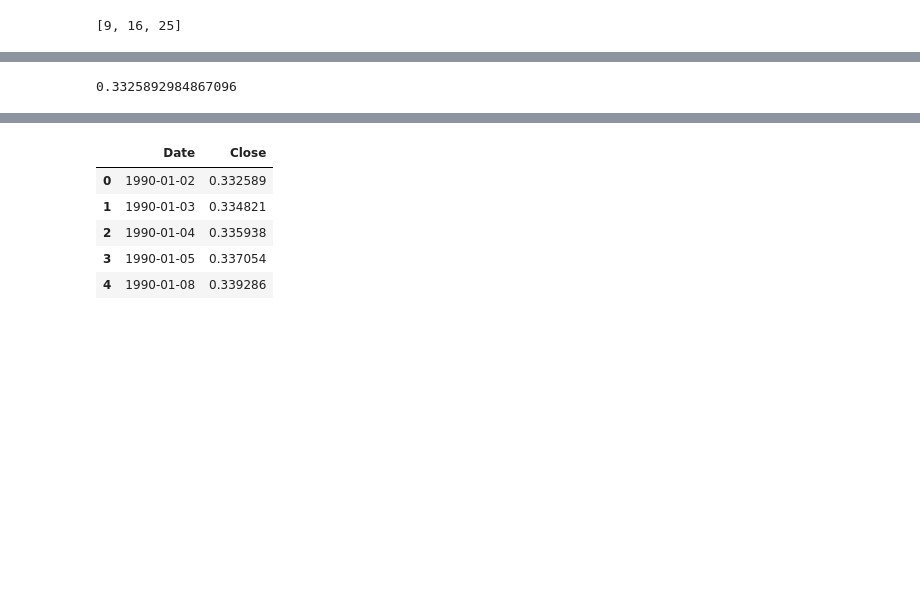
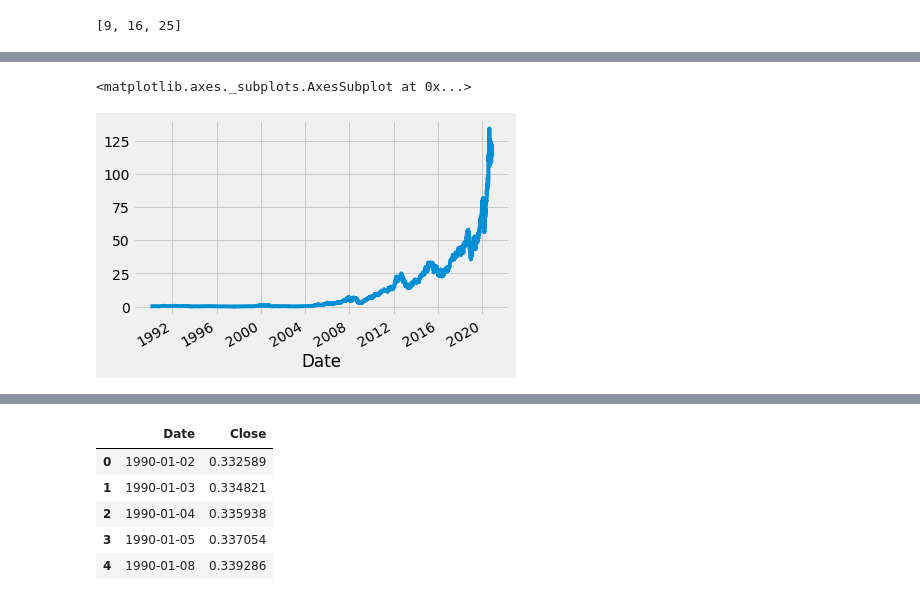
Before and after one commit to yuchild/erik_interviewqs, a Jupyter notebook: question_stocks_monte_carlo.ipynb, the cells around one changed output, grey strips where cells are left out. Drawn from its saved outputs; the diff is of its cells as text; code cells hidden in the pictures; blank space fills up the shorter version.

```diff
--- a/question_stocks_monte_carlo.ipynb
+++ b/question_stocks_monte_carlo.ipynb
@@ -864,4 +881,5 @@ plt.plot(df.index[199:]
 # %%
-df.Apple[0]
+df.Apple.plot()
 # %% [output]
-0.3325892984867096
+<matplotlib.axes._subplots.AxesSubplot at 0x...>
+[figure, added]
```
Also changed, not shown: parts of 38 cells of this notebook.
